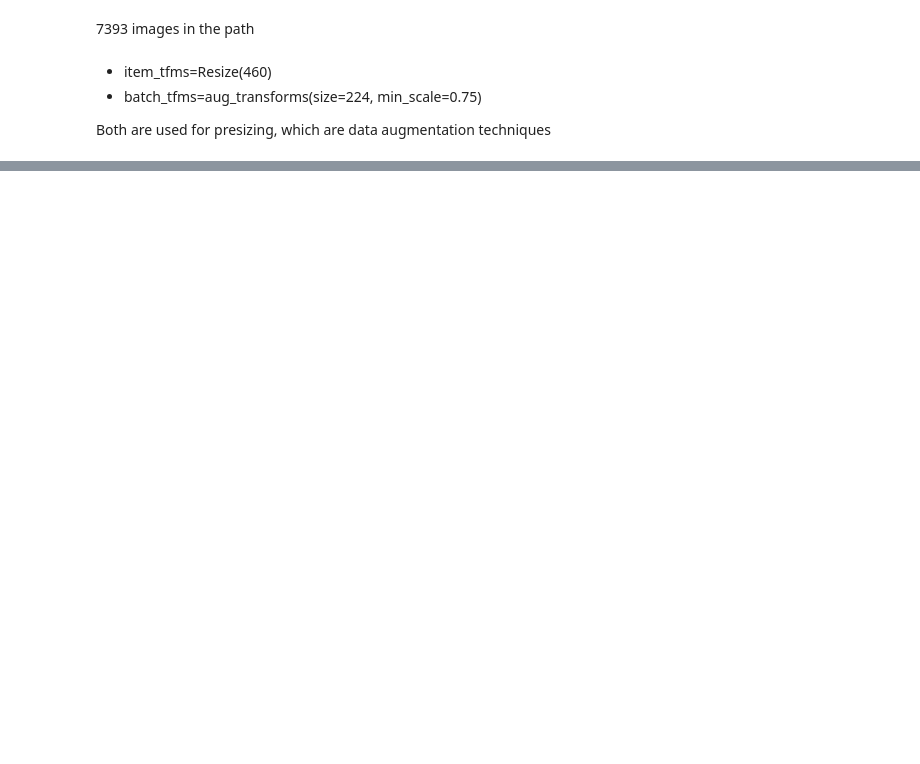
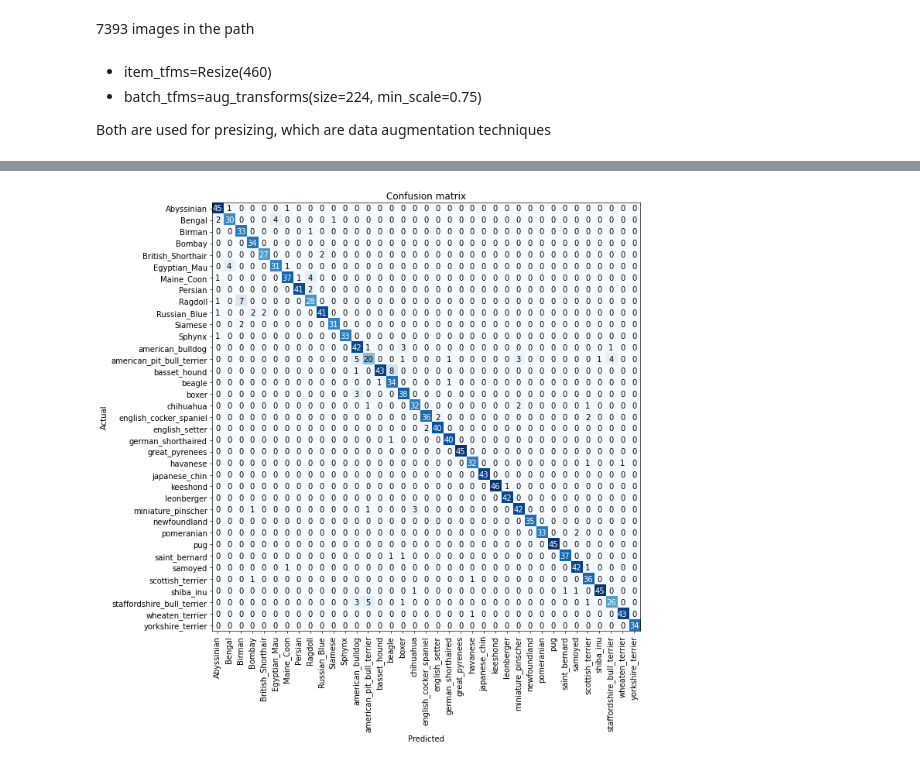
Before and after one commit to Sulmon/Deep-Learning, a Jupyter notebook: pet_breeds.ipynb, the cells around one changed output, grey strips where cells are left out. Saved outputs shown, nothing was run; the diff lists cells and outputs as text; code cells hidden in the pictures; blank space fills up the shorter version.

```diff
--- a/pet_breeds.ipynb
+++ b/pet_breeds.ipynb
@@ -83,0 +81,3 @@ Building one sample
+# %%
+learner = vision_learner(dls, resnet34, metrics = error_rate)
+learner.fine_tune(2)
@@ -83,0 +180,5 @@ Building one sample
+# %%
+#use confusion matrix to check --- metrics != loss function!!
+interp = ClassificationInterpretation.from_learner(learner)
+interp.plot_confusion_matrix(figsize =(12,12), dpi=60)
+# %% [output]
@@ -83,0 +187 @@ Building one sample
+[figure, added]
```
Also changed, not shown: parts of 41 cells of this notebook.
